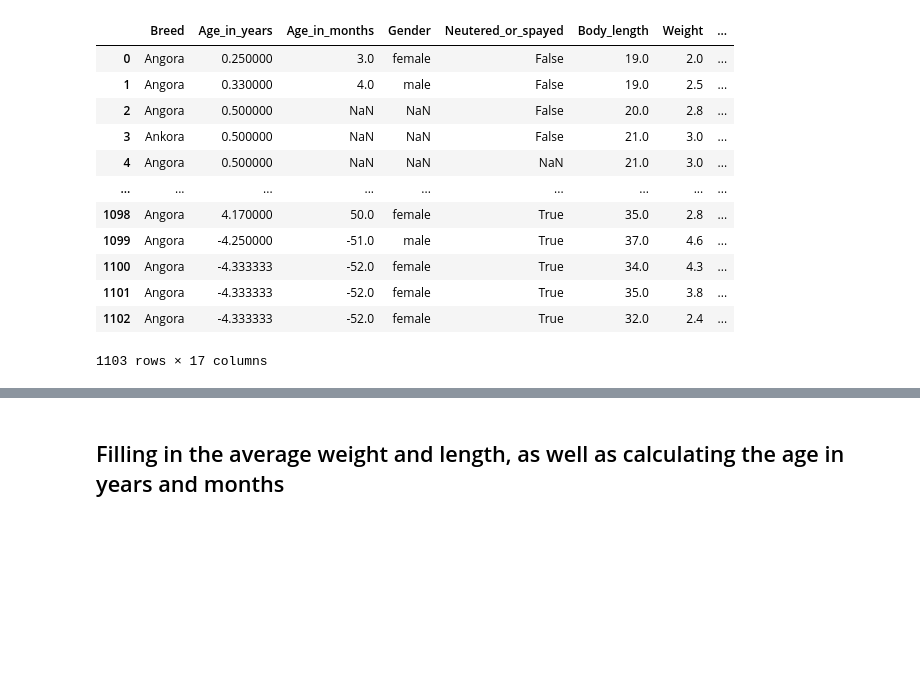
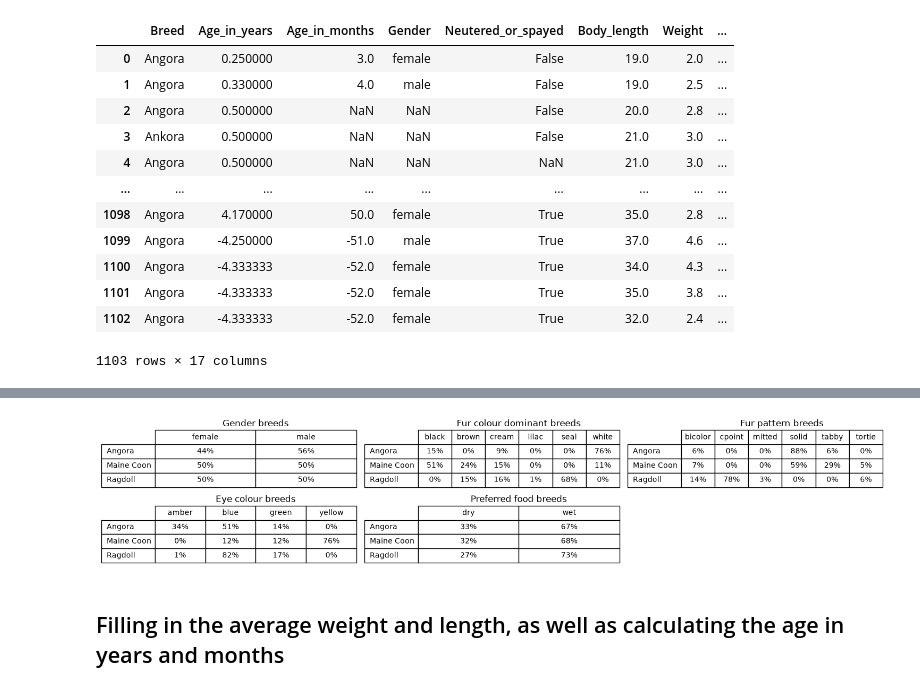
Before and after one commit to MrWisl/Cat-breeds-dirty-Dataset, a Jupyter notebook: CleaningCatBreedsDirtyDataset.ipynb, the cells around one changed output, grey strips where cells are left out. Saved outputs shown, nothing was run; the diff lists cells and outputs as text; code cells hidden in the pictures; blank space fills up the shorter version.

```diff
--- a/CleaningCatBreedsDirtyDataset.ipynb
+++ b/CleaningCatBreedsDirtyDataset.ipynb
@@ -97,3 +121,29 @@ cats.loc[cats['Country'].isin(trash_country_words), 'Country'] = np.nan
+# %%
+categt = cats.select_dtypes(include='str').drop(columns=['Country', 'Breed'], errors='ignore')
+catc = categt.columns
+
+fig, ax = plt.subplots(nrows=2, ncols=3, figsize=(15, 3))
+axr = ax.ravel()
+
+
+for i, axi in enumerate(axr[:5]):
+    axi.axis('off')
+    ct = pd.crosstab(cats['Breed'], cats[catc[i]], normalize='index') * 100
+    table = axi.table(
+        cellText=[[f'{val:.0f}%' for val in row] for row in ct.values],
+        rowLabels= ct.index,
+        colLabels=ct.columns,
+        cellLoc='center',
+        loc='center',
+    )
+    table.auto_set_font_size(False)
+    table.scale(1, 1.6)
+    axi.set_title(f'{catc[i].replace('_', ' ')} breeds')
+
+fig.delaxes(axr[5])
+fig.tight_layout()
+# %% [output]
+[figure, added]
 # %% [markdown]
 ## Filling in the average weight and length, as well as calculating the age in years and months
 # %%
```
Also changed, not shown: parts of 9 cells of this notebook, 1 other file.
